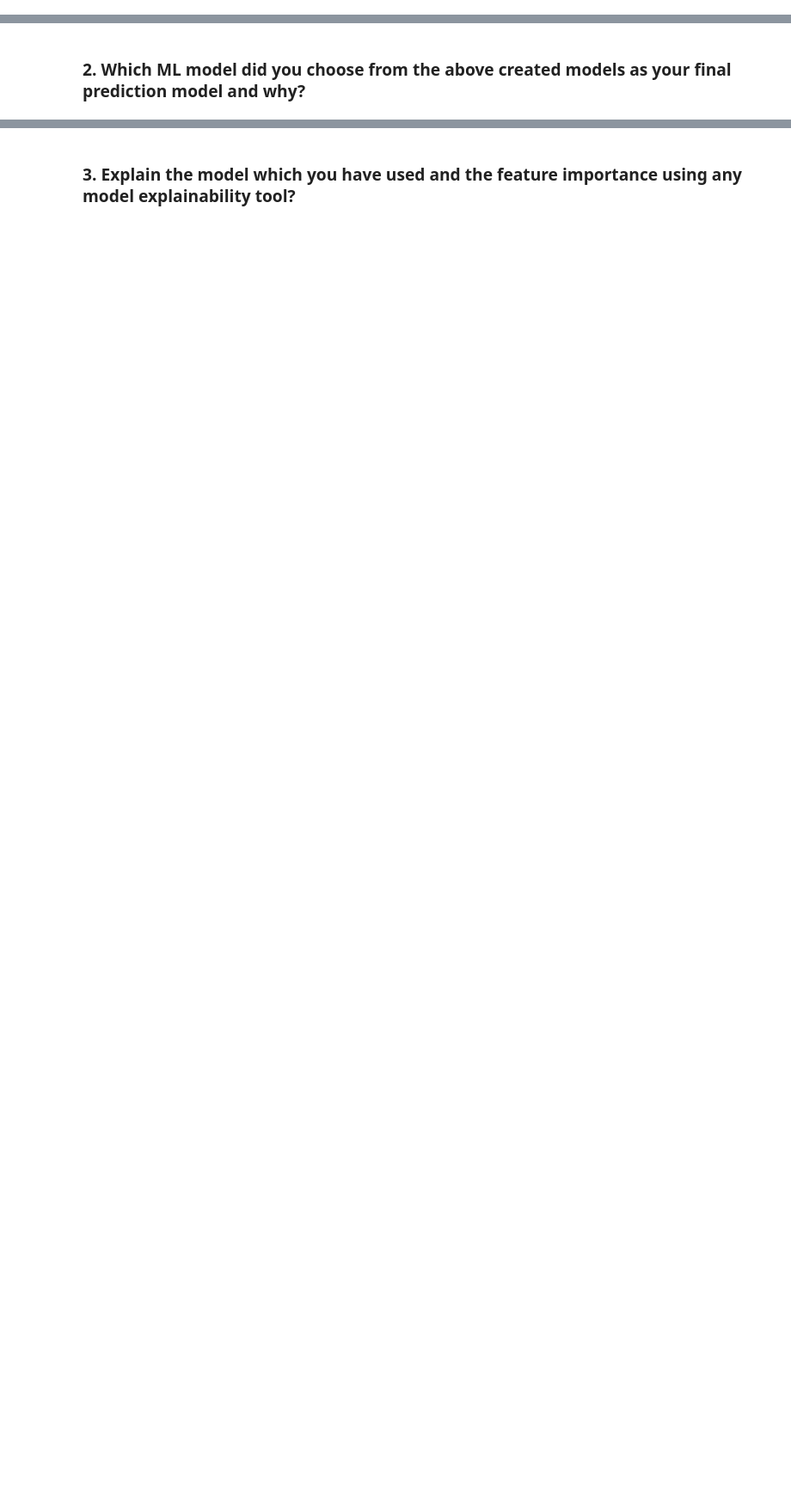
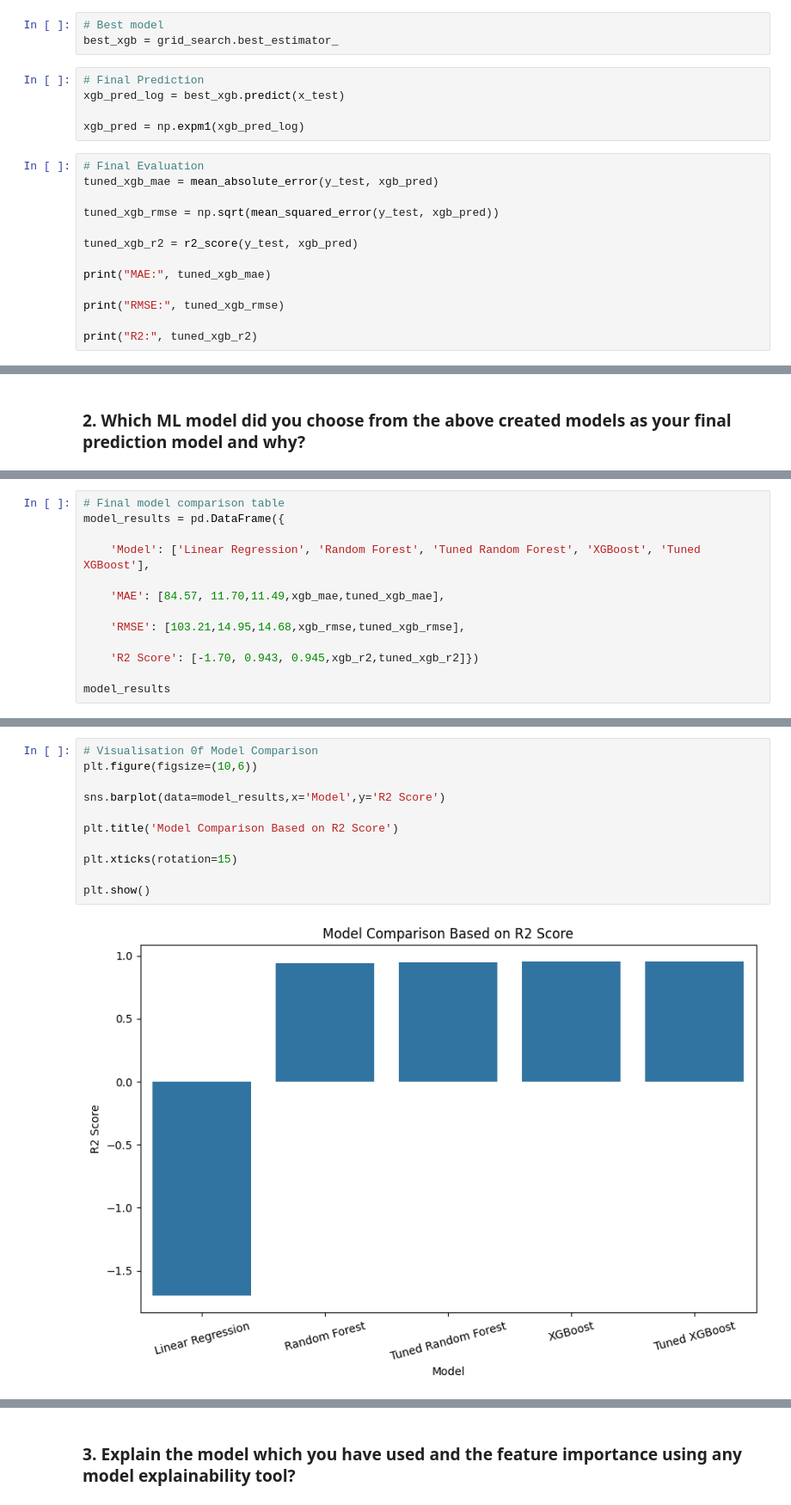
Before and after one commit to nibedita-26/crime_forecasting, a Jupyter notebook: notebook/ml_project.ipynb, the cells around one changed output, grey strips where cells are left out. Shown at 86% size. Cells and saved outputs as stored; diff of their text form; blank space fills up the shorter version.

```diff
--- a/notebook/ml_project.ipynb
+++ b/notebook/ml_project.ipynb
@@ -1965,0 +2202,21 @@ Answer Here.
+# %%
+# Best model
+best_xgb = grid_search.best_estimator_
+# %%
+# Final Prediction
+xgb_pred_log = best_xgb.predict(x_test)
+
+xgb_pred = np.expm1(xgb_pred_log)
+# %%
+# Final Evaluation
+tuned_xgb_mae = mean_absolute_error(y_test, xgb_pred)
+
+tuned_xgb_rmse = np.sqrt(mean_squared_error(y_test, xgb_pred))
+
+tuned_xgb_r2 = r2_score(y_test, xgb_pred)
+
+print("MAE:", tuned_xgb_mae)
+
+print("RMSE:", tuned_xgb_rmse)
+
+print("R2:", tuned_xgb_r2)
@@ -1981,0 +2279,13 @@ Answer Here.
+# %%
+# Final model comparison table
+model_results = pd.DataFrame({
+
+    'Model': ['Linear Regression', 'Random Forest', 'Tuned Random Forest', 'XGBoost', 'Tuned XGBoost'],
+
+    'MAE': [84.57, 11.70,11.49,xgb_mae,tuned_xgb_mae],
+
+    'RMSE': [103.21,14.95,14.68,xgb_rmse,tuned_xgb_rmse],
+
+    'R2 Score': [-1.70, 0.943, 0.945,xgb_r2,tuned_xgb_r2]})
+
+model_results
@@ -1981,0 +2299,13 @@ Answer Here.
+# %%
+# Visualisation 0f Model Comparison
+plt.figure(figsize=(10,6))
+
+sns.barplot(data=model_results,x='Model',y='R2 Score')
+
+plt.title('Model Comparison Based on R2 Score')
+
+plt.xticks(rotation=15)
+
+plt.show()
+# %% [output]
+[figure, added]
```
Also changed, not shown: parts of 49 cells of this notebook, 1 other file.
